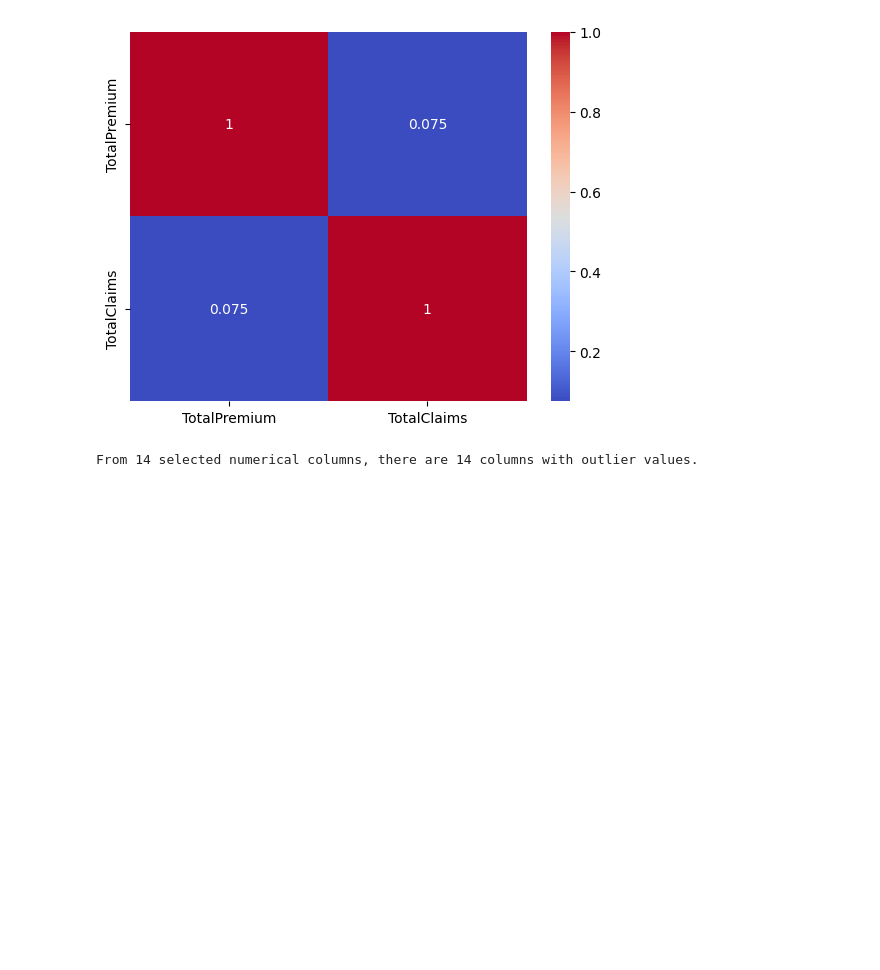
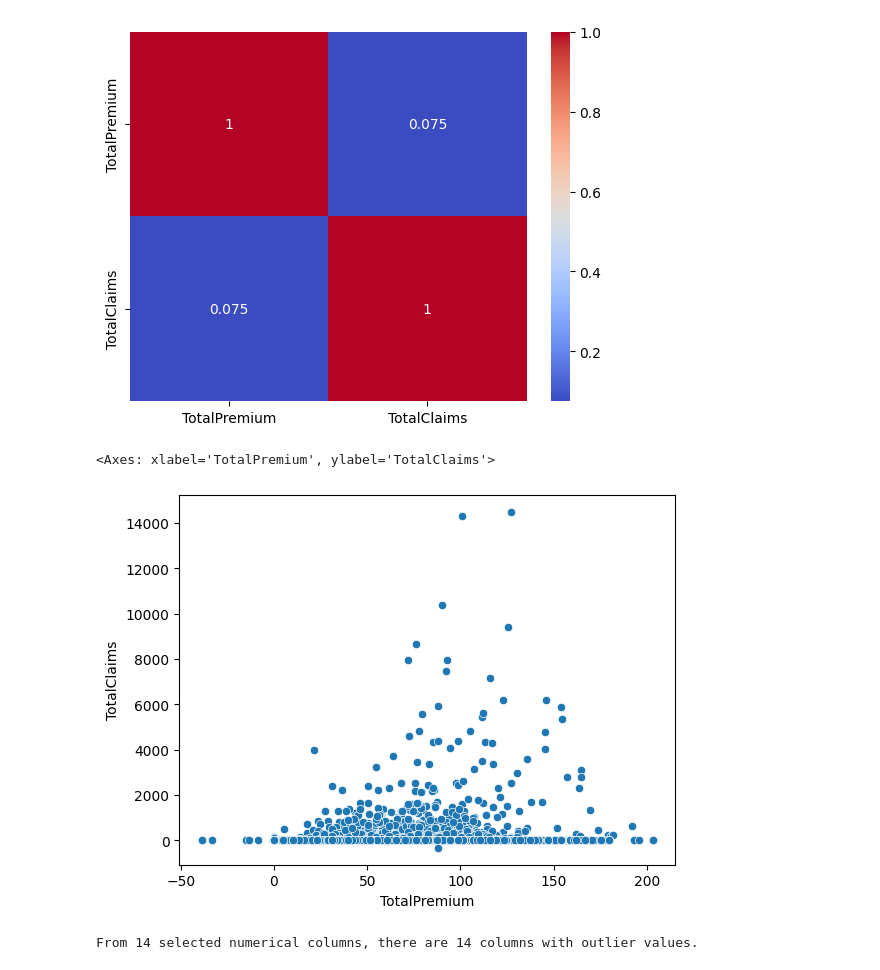
Before and after one commit to GuleWako/10Acadamey-week-3-Insurance-data-Analysis, a Jupyter notebook: notebooks/insurance_analysis.ipynb, the cells around one changed output. Cells and saved outputs as stored; diff of their text form; code cells hidden in the pictures; blank space fills up the shorter version.

Commit message:
data comparison trends over geography

```diff
--- a/notebooks/insurance_analysis.ipynb
+++ b/notebooks/insurance_analysis.ipynb
@@ -300,6 +300,11 @@ sns.heatmap(correlation_data,annot=True,cmap='coolwarm')
 # %% [output]
 <Axes: >
 [figure]
+# %%
+sns.scatterplot(x=grouped_data['TotalPremium'],y=grouped_data['TotalClaims'])
+# %% [output]
+<Axes: xlabel='TotalPremium', ylabel='TotalClaims'>
+[figure, added]
 # %%
 from scripts.insurance_scripts import get_outlier_summary
 # %%
```
Also changed, not shown: parts of 11 cells of this notebook.
